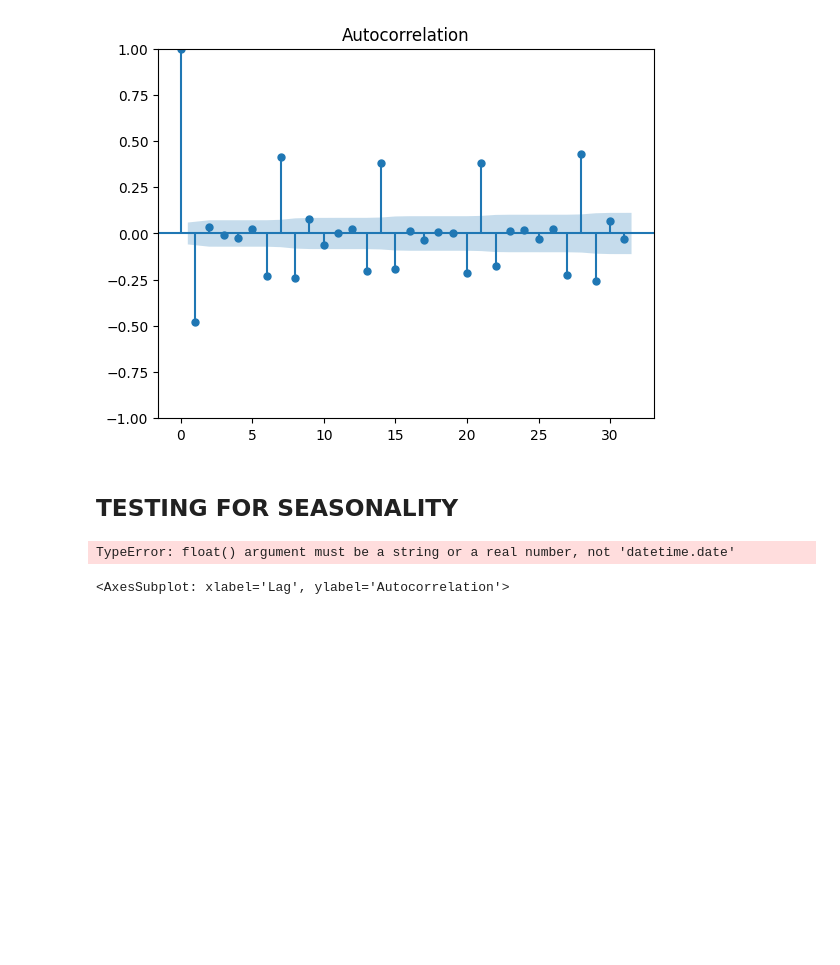
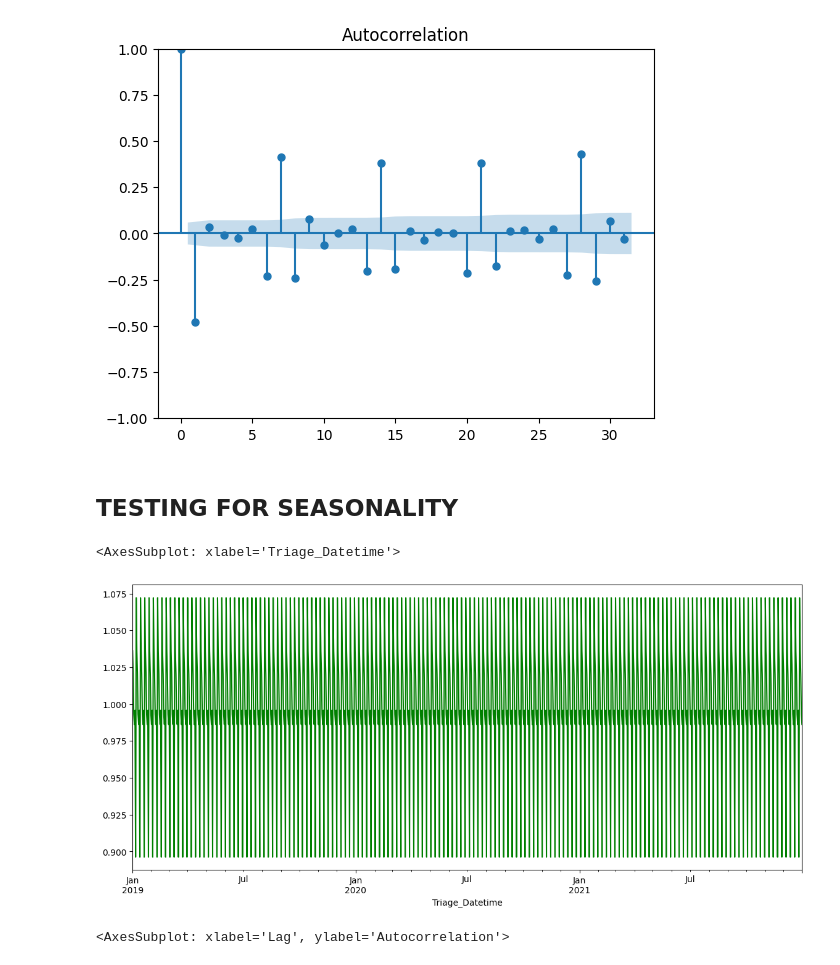
Before and after one commit to sumaiyahchinoy/er-dashboard-fyp-cronpipeline, a Jupyter notebook: TSModelling(Notebook).ipynb, the cells around one changed output. Drawn from its saved outputs; the diff is of its cells as text; code cells hidden in the pictures; blank space fills up the shorter version.

Commit message:
model diagnostics added

```diff
--- a/TSModelling(Notebook).ipynb
+++ b/TSModelling(Notebook).ipynb
@@ -177,20 +175,25 @@ plot_acf(diff_df['Count of Patients']) # lag at 1, seasonal lag 2
 # %%
 
 from statsmodels.tsa.seasonal import seasonal_decompose
 analysis = new_df.copy()
 analysis.sort_index(inplace=True)
-# analysis.index = analysis['Triage_Datetime']
-# del analysis['Triage_Datetime']
+analysis.index = analysis['Triage_Datetime']
+del analysis['Triage_Datetime']
 analysis.head()
 # new_df.set_index('Triage_Datetime', inplace=True)
-
+# analysis.plot()
 # analysis = new_df[['Count of Patients']].copy()
 # analysis.head()
-decompose_result_mult = seasonal_decompose(x = analysis, model="additive")
+decompose_result_mult = seasonal_decompose(x = analysis, model="multiplicative")
 seasonal = decompose_result_mult.seasonal
-decompose_result_mult.plot();
+# decompose_result_mult.plot();
+
+# seasonality=decompose_data.seasonal
+plt.figure(figsize=(14,6))
+seasonal.plot(color='green')
 # %% [output]
-TypeError: float() argument must be a string or a real number, not 'datetime.date'
+<AxesSubplot: xlabel='Triage_Datetime'>
+[figure, added]
 # %%
 from pandas.plotting import autocorrelation_plot
 autocorrelation_plot(analysis)
```
Also changed, not shown: parts of 5 cells of this notebook.
